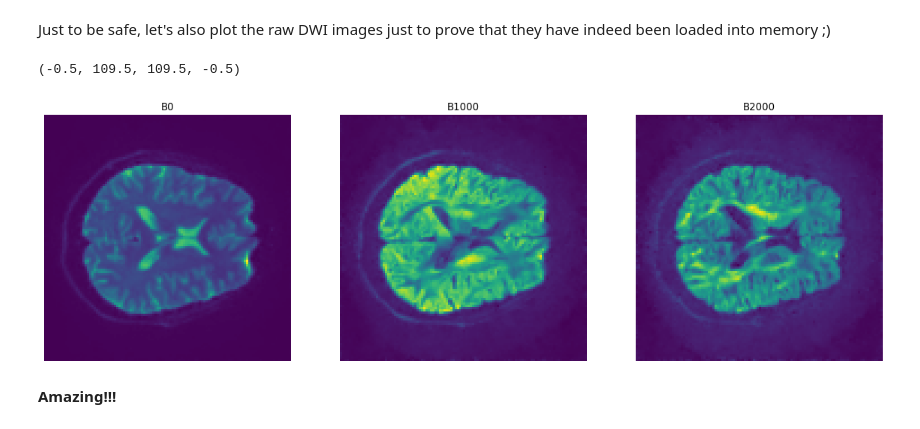
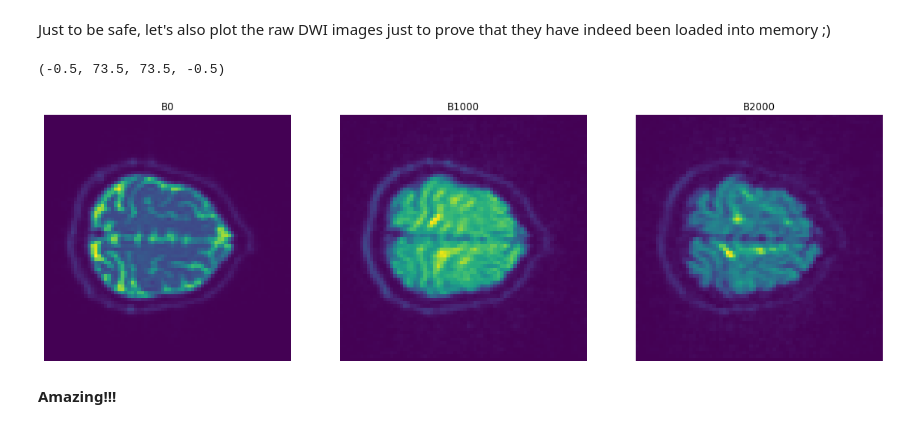
Before and after one commit to muscbridge/PyDesigner, a Jupyter notebook: designer/Tensor_Fit_Guide.ipynb, the cells around one changed output. Saved outputs shown, nothing was run; the diff lists cells and outputs as text; code cells hidden in the pictures.

```diff
--- a/designer/Tensor_Fit_Guide.ipynb
+++ b/designer/Tensor_Fit_Guide.ipynb
@@ -17,8 +17,8 @@ First define paths - to read and save images. There are primarily two paths defi
 1. `niiPath`: path to preprocessed NifTi file
 2. `outDir`:  output directory where maps will be saved
 # %%
-niiPath = '/Users/sid/Downloads/PyTest/2mm/No_Median/preprocessed_dwi.nii'
-savePath = '/Users/sid/Downloads/PyTest/2mm'
+niiPath = '/Users/sid/Downloads/MUS_C_001/out/preprocessed_dwi.nii'
+savePath = '/Users/sid/Downloads/MUS_C_001/out/PyTest'
 # %% [markdown]
 ## Create DWI Class
 The `DWI` class holds information on the NifTi image. Initialize is done by loading the image and it's dependencies to memory. These attributes are:
@@ -48,20 +48,20 @@ Just to be safe, let's also plot the raw DWI images just to prove that they have
 # %%
 fig = plt.figure(figsize=(18, 16), dpi= 80)
 img1 = fig.add_subplot(1,3,1)
 img1.imshow(myimage.img[:,:,30,0])    # Plot first volume, slice 30 (B0)
 img1.title.set_text('B0')
 img1.axis('off')
 img2 = fig.add_subplot(1,3,2)
 img2.imshow(myimage.img[:,:,30,10])   # Plot 10th volume, slice 30 (B1000)
 img2.title.set_text('B1000')
 img2.axis('off')
 img3 = fig.add_subplot(1,3,3)
-img3.imshow(myimage.img[:,:,30,70])  # Plot 70th volume, slice 30 (B2000)
+img3.imshow(myimage.img[:,:,30,60])  # Plot 70th volume, slice 30 (B2000)
 img3.title.set_text('B2000')
 img3.axis('off')
 # %% [output]
-(-0.5, 109.5, 109.5, -0.5)
+(-0.5, 73.5, 73.5, -0.5)
-[figure, old version]
+[figure, new version]
 # %% [markdown]
 **Amazing!!!**
 # %% [markdown]
```
Also changed, not shown: parts of 8 cells of this notebook.
